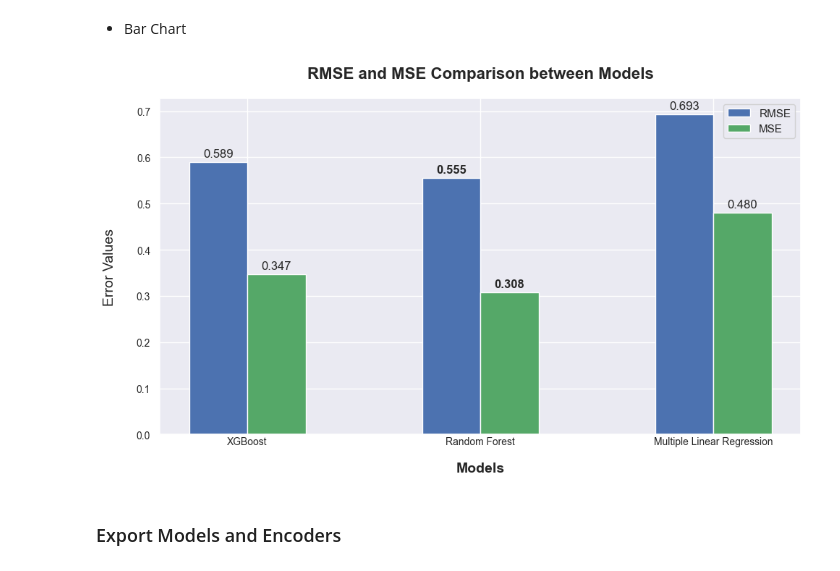
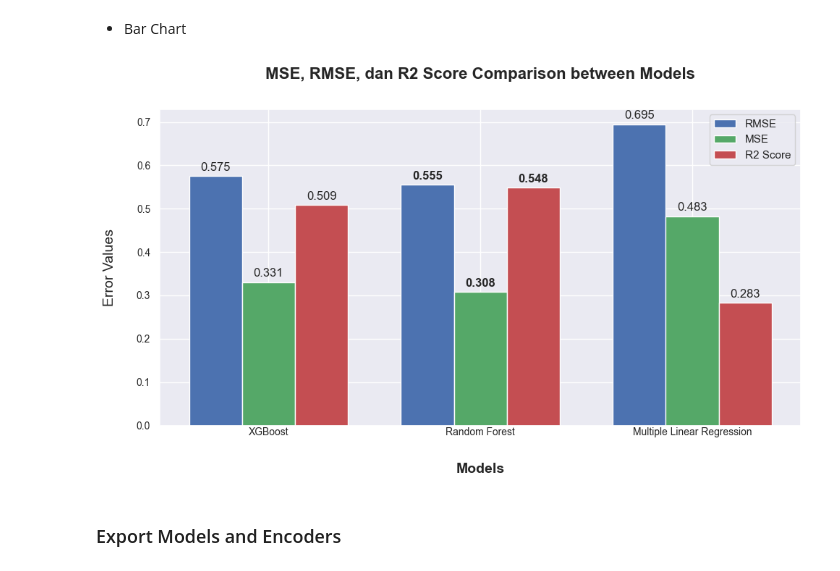
Before and after one commit to wahpram/Big-Data, a Jupyter notebook: notebooks/data_analysis.ipynb, the cells around one changed output. Cells and saved outputs as stored; diff of their text form; code cells hidden in the pictures.

Commit message:
new model

```diff
--- a/notebooks/data_analysis.ipynb
+++ b/notebooks/data_analysis.ipynb
@@ -734,9 +789,10 @@ Parameters: { "n_estimators" } are not used.
 # %% [markdown]
 - Training Model
 # %%
-model = xgb.XGBRegressor(objective='reg:squarederror', n_estimators=10000, learning_rate=0.05, max_depth=6)
+xgb_model = xgb.XGBRegressor(objective='reg:squarederror', n_estimators=100,
+                        learning_rate=0.05, max_depth=6, colsample_bytree=0.7)
 
-model.fit(X_train, y_train)
+xgb_model.fit(X_train, y_train)
 # %% [output]
 XGBRegressor(base_score=None, booster=None, callbacks=None,
              colsample_bylevel=None, colsample_bynode=None,
@@ -787,7 +829,7 @@ RMSE of the base model: 0.589
 # %% [markdown]
 - Training Model
 # %%
-rfr_model = RandomForestRegressor(n_estimators=1000, random_state=0, oob_score=True)
+rfr_model = RandomForestRegressor(n_estimators=100, random_state=0, oob_score=True)
 
 rfr_model.fit(X, y)
 # %% [output]
@@ -823,14 +872,14 @@ LinearRegression()
 # %%
 # Making predictions
-predictions = mlr_model.predict(X)
+mlr_predictions = mlr_model.predict(X_test)
 
 # Evaluating the model
-mse_mlr = mean_squared_error(y, predictions)
-print(f'Mean Squared Error: {mse_mlr}')
-
-r2_mlr = r2_score(y, predictions)
-print(f'R-squared: {r2_mlr}')
+mse_mlr = mean_squared_error(y_test, mlr_predictions)
+print(f'Mean Squared Error: {mse_mlr:.3f}')
 
 rmse_mlr = sqrt(mse_mlr)
 print(f"RMSE of the base model: {rmse_mlr:.3f}")
+
+r2_mlr = r2_score(y_test, mlr_predictions)
+print(f'R-squared: {r2_mlr:.3f}')
 # %% [output]
@@ -843,8 +892,8 @@ RMSE of the base model: 0.693
 models = ['XGBoost', 'Random Forest', 'Multiple Linear Regression']
 
 rmse_chart = [rmse_xgb, rmse_rfr, rmse_mlr]
-
 mse_chart = [mse_xgb, mse_rfr, mse_mlr]
+r2_chart = [r2_xgb, r2_rfr, r2_mlr]
 # %% [markdown]
 - Bar Chart
 # %%
@@ -860,43 +909,57 @@ rmse_bars = ax.bar(index, rmse_chart, bar_width, label='RMSE', color='b')
 # MSE bars
 mse_bars = ax.bar(index + bar_width, mse_chart, bar_width, label='MSE', color='g')
 
+# r2 bars
+r2_bars = ax.bar(index + bar_width + bar_width, r2_chart, bar_width, label='R2 Score', color='r')
+
 # Labels, Title, and Legend
-ax.set_xlabel('Models', fontweight='bold', labelpad=15)
+ax.set_xlabel('Models', fontweight='bold', labelpad=25)
 ax.set_ylabel('Error Values', labelpad=20)
-ax.set_title('RMSE and MSE Comparison between Models', fontweight='bold', pad=20)
-ax.set_xticks(index + bar_width / 2)
+ax.set_title('MSE, RMSE, dan R2 Score Comparison between Models', fontweight='bold', pad=30)
+ax.set_xticks(index + bar_width)
 ax.set_xticklabels(models)
 ax.tick_params(axis='x', pad=-4)
 ax.legend()
 
 
 for bar in rmse_bars:
     height = bar.get_height()
     fontweight = 'normal'
     if height == min(rmse_chart):
         fontweight = 'bold'
     ax.annotate(f'{height:.3f}',
                 xy=(bar.get_x() + bar.get_width() / 2, height),
                 xytext=(0, 3),
                 textcoords="offset points",
                 ha='center', va='bottom', fontweight=fontweight)
 
 for bar in mse_bars:
     height = bar.get_height()
     fontweight = 'normal'
     if height == min(mse_chart):
         fontweight = 'bold'
     ax.annotate(f'{height:.3f}',
                 xy=(bar.get_x() + bar.get_width() / 2, height),
                 xytext=(0, 3),
                 textcoords="offset points",
                 ha='center', va='bottom', fontweight=fontweight)
 
-# SPlotting
+for bar in r2_bars:
+    height = bar.get_height()
+    fontweight = 'normal'
+    if height == max(r2_chart):
+        fontweight = 'bold'
+    ax.annotate(f'{height:.3f}',
+                xy=(bar.get_x() + bar.get_width() / 2, height),
+                xytext=(0, 3),
+                textcoords="offset points",
+                ha='center', va='bottom', fontweight=fontweight)
+
+# Plotting
 plt.tight_layout()
 plt.show()
 # %% [output]
-[figure, old version]
+[figure, new version]
 # %% [markdown]
 ### Export Models and Encoders
 # %%
```
Also changed, not shown: parts of 63 cells of this notebook, 11 other files.
